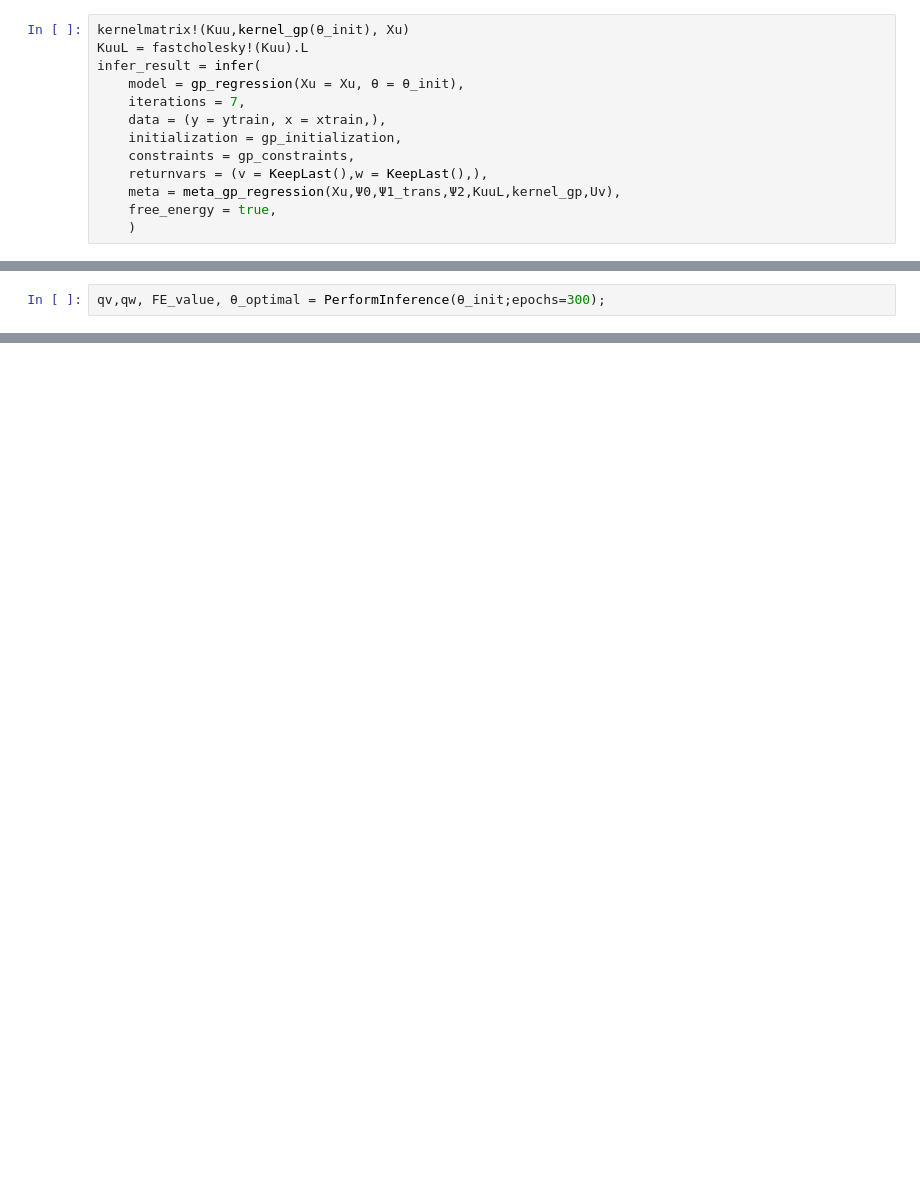
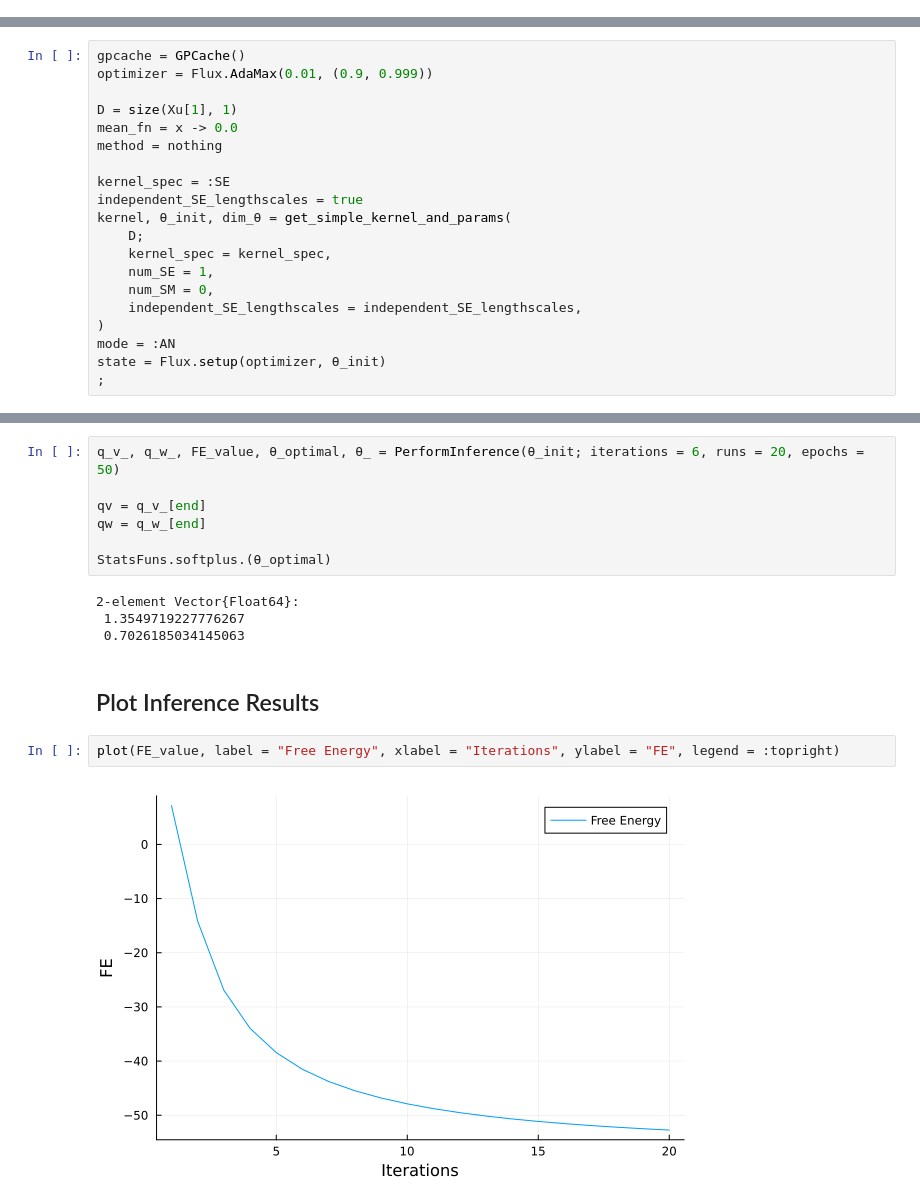
Before and after one commit to ReactiveBayes/RxGP.jl, a Jupyter notebook: examples/GPRegression.ipynb, the cells around one changed output, grey strips where cells are left out. Saved outputs shown, nothing was run; the diff lists cells and outputs as text; blank space fills up the shorter version.

```diff
--- a/examples/GPRegression.ipynb
+++ b/examples/GPRegression.ipynb
@@ -72,13 +7,0 @@ Uv = cholesky(Kuu).U;
-# %%
-kernelmatrix!(Kuu,kernel_gp(θ_init), Xu)
-KuuL = fastcholesky!(Kuu).L
-infer_result = infer(
-    model = gp_regression(Xu = Xu, θ = θ_init),
-    iterations = 7,
-    data = (y = ytrain, x = xtrain,),
-    initialization = gp_initialization,
-    constraints = gp_constraints,
-    returnvars = (v = KeepLast(),w = KeepLast(),),
-    meta = meta_gp_regression(Xu,Ψ0,Ψ1_trans,Ψ2,KuuL,kernel_gp,Uv),
-    free_energy = true,
-    )
@@ -172,2 +7,0 @@ PerformInference (generic function with 1 method)
-# %%
-qv,qw, FE_value, θ_optimal = PerformInference(θ_init;epochs=300);
@@ -211,0 +48,20 @@ xlabel!("w")
+# %%
+gpcache = GPCache()
+optimizer = Flux.AdaMax(0.01, (0.9, 0.999))
+
+D = size(Xu[1], 1)
+mean_fn = x -> 0.0
+method = nothing
+
+kernel_spec = :SE
+independent_SE_lengthscales = true
+kernel, θ_init, dim_θ = get_simple_kernel_and_params(
+    D;
+    kernel_spec = kernel_spec,
+    num_SE = 1,
+    num_SM = 0,
+    independent_SE_lengthscales = independent_SE_lengthscales,
+)
+mode = :AN
+state = Flux.setup(optimizer, θ_init)
+;
@@ -211,0 +193,17 @@ xlabel!("w")
+# %%
+q_v_, q_w_, FE_value, θ_optimal, θ_ = PerformInference(θ_init; iterations = 6, runs = 20, epochs = 50)
+
+qv = q_v_[end]
+qw = q_w_[end]
+
+StatsFuns.softplus.(θ_optimal)
+# %% [output]
+2-element Vector{Float64}:
+ 1.3549719227776267
+ 0.7026185034145063
+# %% [markdown]
+## Plot Inference Results
+# %%
+plot(FE_value, label = "Free Energy", xlabel = "Iterations", ylabel = "FE", legend = :topright)
+# %% [output]
+[figure, added]
```
Also changed, not shown: parts of 36 cells of this notebook, 1 other file.
